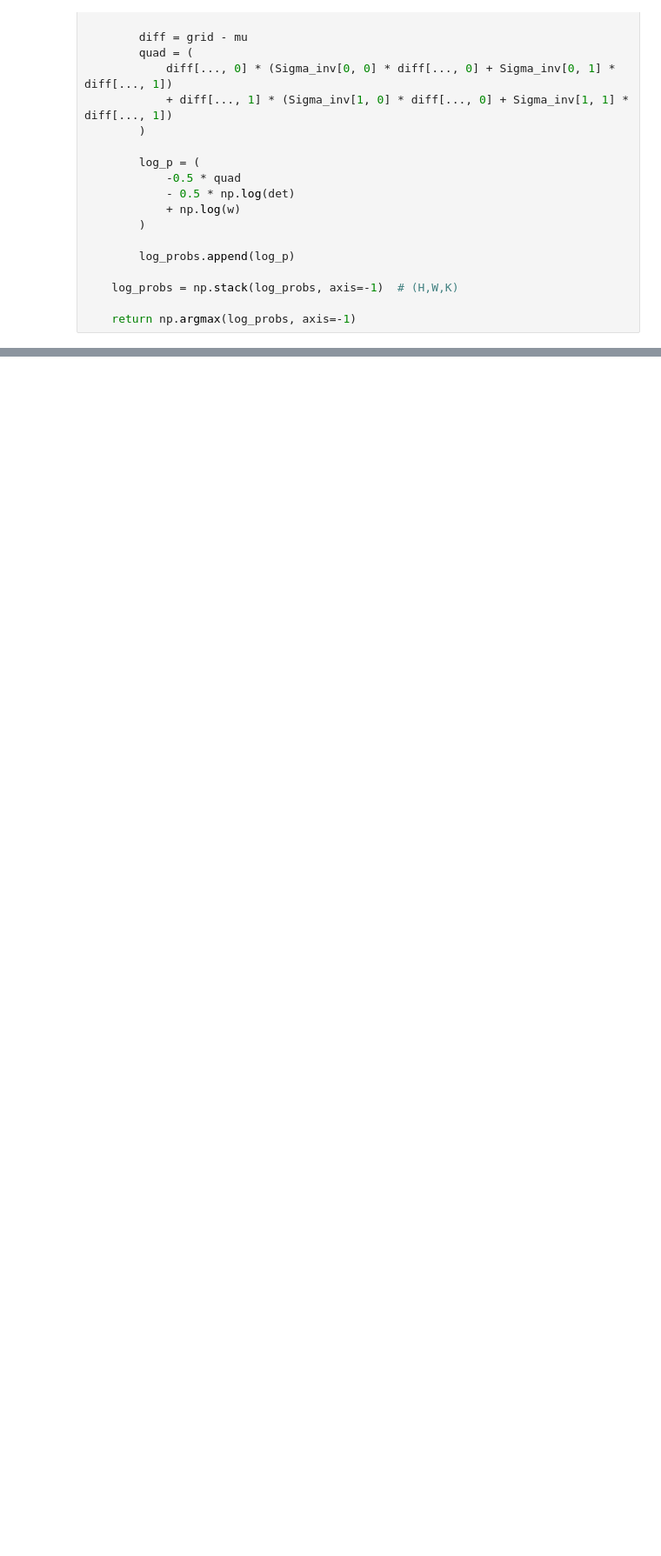
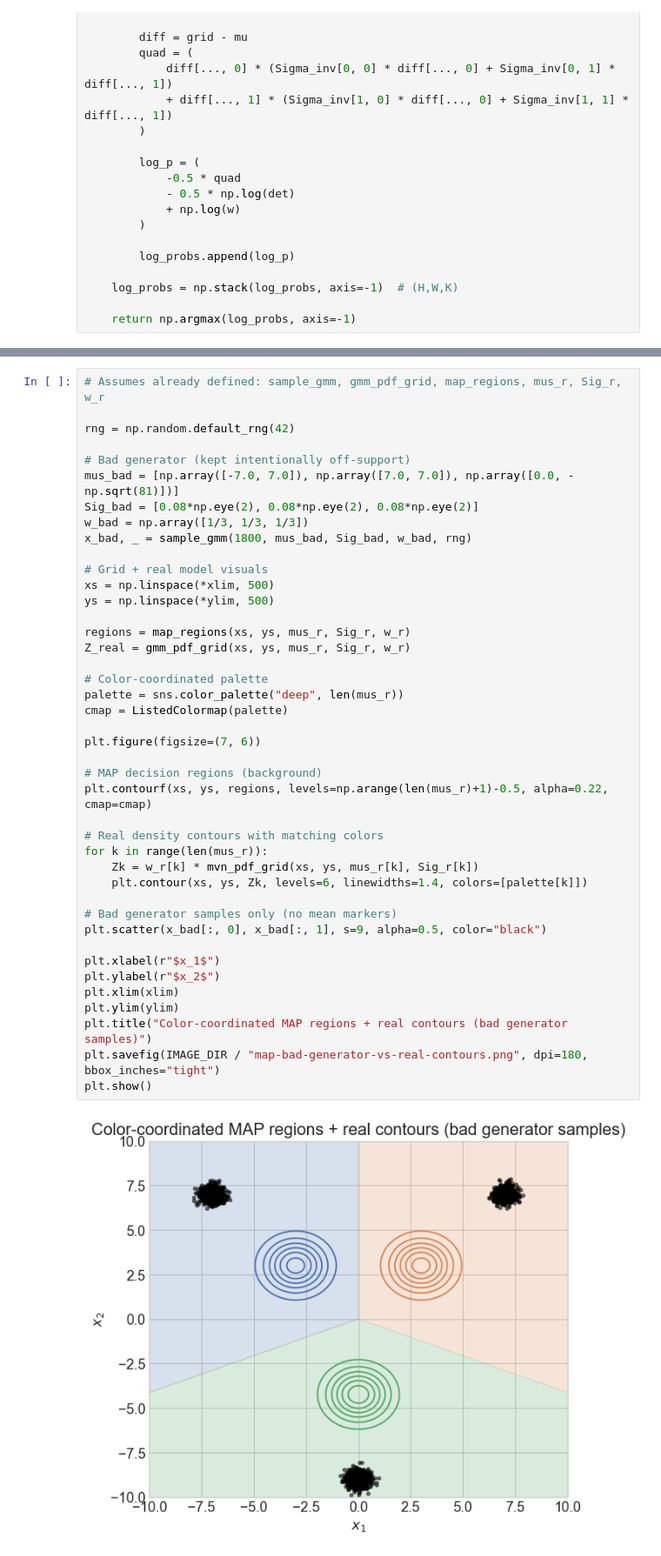
Before and after one commit to LukeCPadmore/personal-blog, a Jupyter notebook: notebooks/image_eval.ipynb, the cells around one changed output, grey strips where cells are left out. Shown at 87% size. Drawn from its saved outputs; the diff is of its cells as text; blank space fills up the shorter version.

```diff
--- a/notebooks/image_eval.ipynb
+++ b/notebooks/image_eval.ipynb
@@ -163,0 +176,44 @@ plt.show()
+# %%
+# Assumes already defined: sample_gmm, gmm_pdf_grid, map_regions, mus_r, Sig_r, w_r
+
+rng = np.random.default_rng(42)
+
+# Bad generator (kept intentionally off-support)
+mus_bad = [np.array([-7.0, 7.0]), np.array([7.0, 7.0]), np.array([0.0, -np.sqrt(81)])]
+Sig_bad = [0.08*np.eye(2), 0.08*np.eye(2), 0.08*np.eye(2)]
+w_bad = np.array([1/3, 1/3, 1/3])
+x_bad, _ = sample_gmm(1800, mus_bad, Sig_bad, w_bad, rng)
+
+# Grid + real model visuals
+xs = np.linspace(*xlim, 500)
+ys = np.linspace(*ylim, 500)
+
+regions = map_regions(xs, ys, mus_r, Sig_r, w_r)
+Z_real = gmm_pdf_grid(xs, ys, mus_r, Sig_r, w_r)
+
+# Color-coordinated palette
+palette = sns.color_palette("deep", len(mus_r))
+cmap = ListedColormap(palette)
+
+plt.figure(figsize=(7, 6))
+
+# MAP decision regions (background)
+plt.contourf(xs, ys, regions, levels=np.arange(len(mus_r)+1)-0.5, alpha=0.22, cmap=cmap)
+
+# Real density contours with matching colors
+for k in range(len(mus_r)):
+    Zk = w_r[k] * mvn_pdf_grid(xs, ys, mus_r[k], Sig_r[k])
+    plt.contour(xs, ys, Zk, levels=6, linewidths=1.4, colors=[palette[k]])
+
+# Bad generator samples only (no mean markers)
+plt.scatter(x_bad[:, 0], x_bad[:, 1], s=9, alpha=0.5, color="black")
+
+plt.xlabel(r"$x_1$")
+plt.ylabel(r"$x_2$")
+plt.xlim(xlim)
+plt.ylim(ylim)
+plt.title("Color-coordinated MAP regions + real contours (bad generator samples)")
+plt.savefig(IMAGE_DIR / "map-bad-generator-vs-real-contours.png", dpi=180, bbox_inches="tight")
+plt.show()
+# %% [output]
+[figure, added]
```
Also changed, not shown: parts of 8 cells of this notebook, 24 other files.
